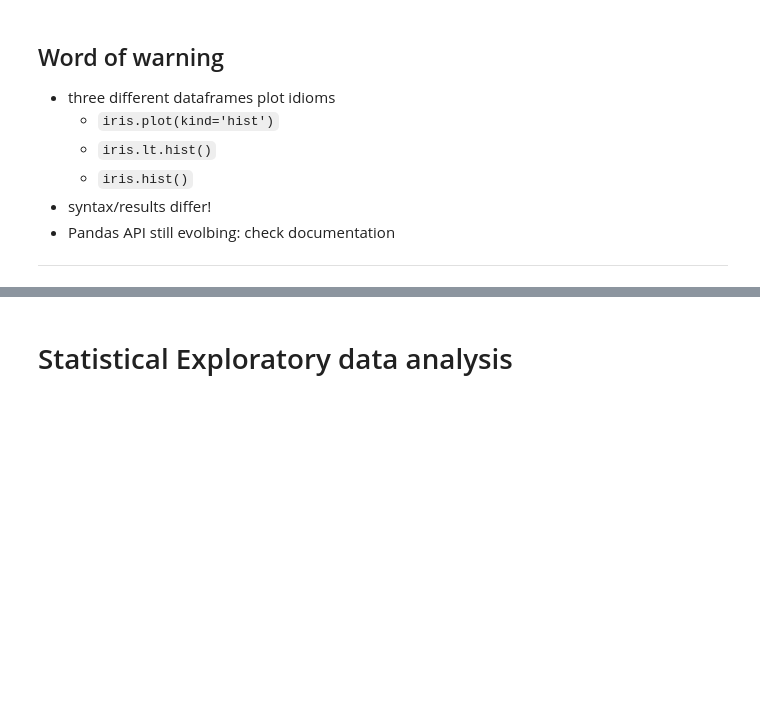
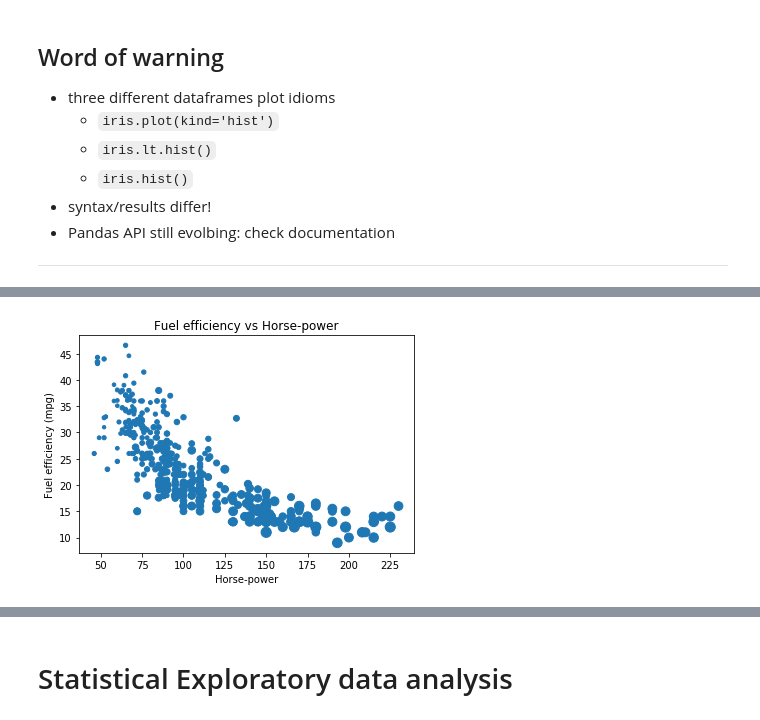
Before and after one commit to franksalas/datacamp, a Jupyter notebook: pandas_foundation/02Exploratory_data_analysis.ipynb, the cells around one changed output, grey strips where cells are left out. Cells and saved outputs as stored; diff of their text form; code cells hidden in the pictures; blank space fills up the shorter version.

```diff
--- a/pandas_foundation/02Exploratory_data_analysis.ipynb
+++ b/pandas_foundation/02Exploratory_data_analysis.ipynb
@@ -115,0 +153,11 @@ plt.show()
+# %%
+## EXAMPLE
+# pandas scatter plots
+
+
+df = pd.read_csv('auto-mpg.csv')
+#df.head()
+
+#normalized_df=(df['weight']-df['weight'].mean())/df['weight'].std()
+
+#normalized_df=(df['weight']-df['weight'].min())/(df['weight'].max()-df['weight'].min())
@@ -115,0 +263,17 @@ plt.show()
+# %%
+# Generate a scatter plot
+df.plot(kind='scatter', x='hp', y='mpg', s=sizes)
+
+# Add the title
+plt.title('Fuel efficiency vs Horse-power')
+
+# Add the x-axis label
+plt.xlabel('Horse-power')
+
+# Add the y-axis label
+plt.ylabel('Fuel efficiency (mpg)')
+
+# Display the plot
+plt.show()
+# %% [output]
+[figure, added]
```
Also changed, not shown: parts of 12 cells of this notebook, 10 other files.
